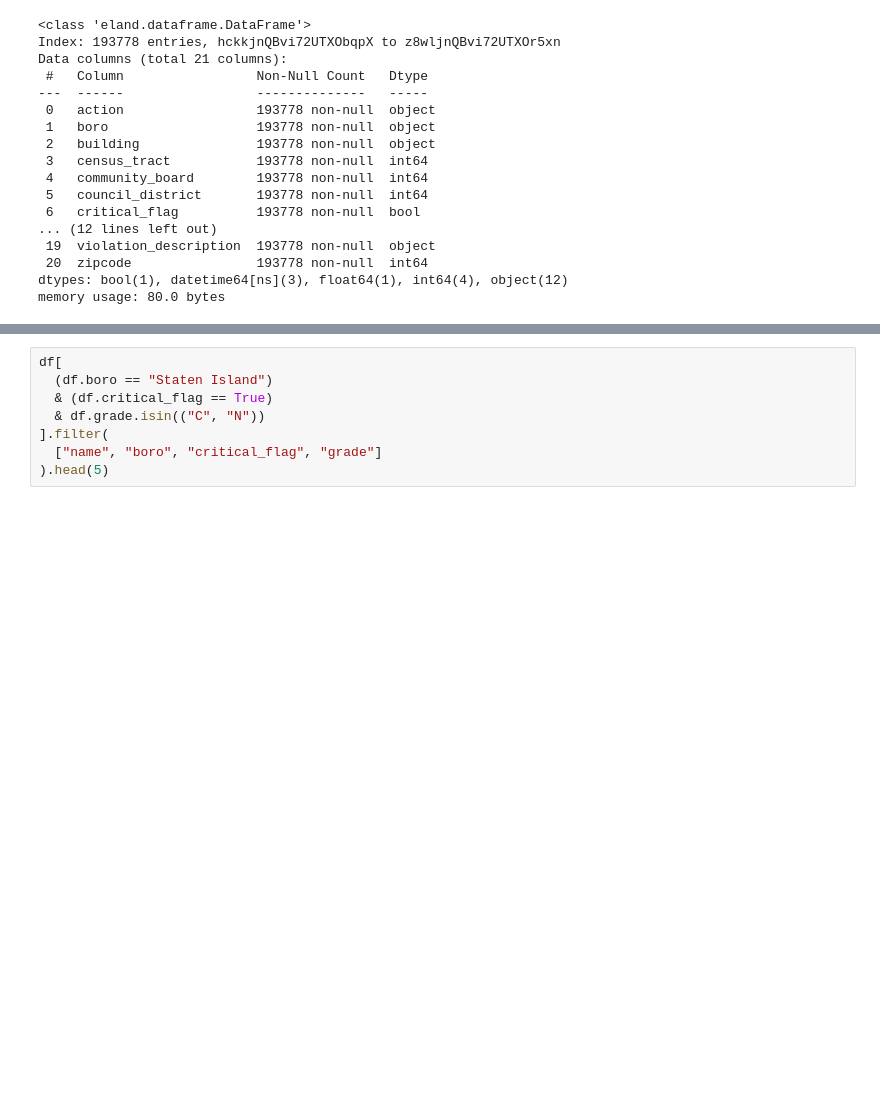
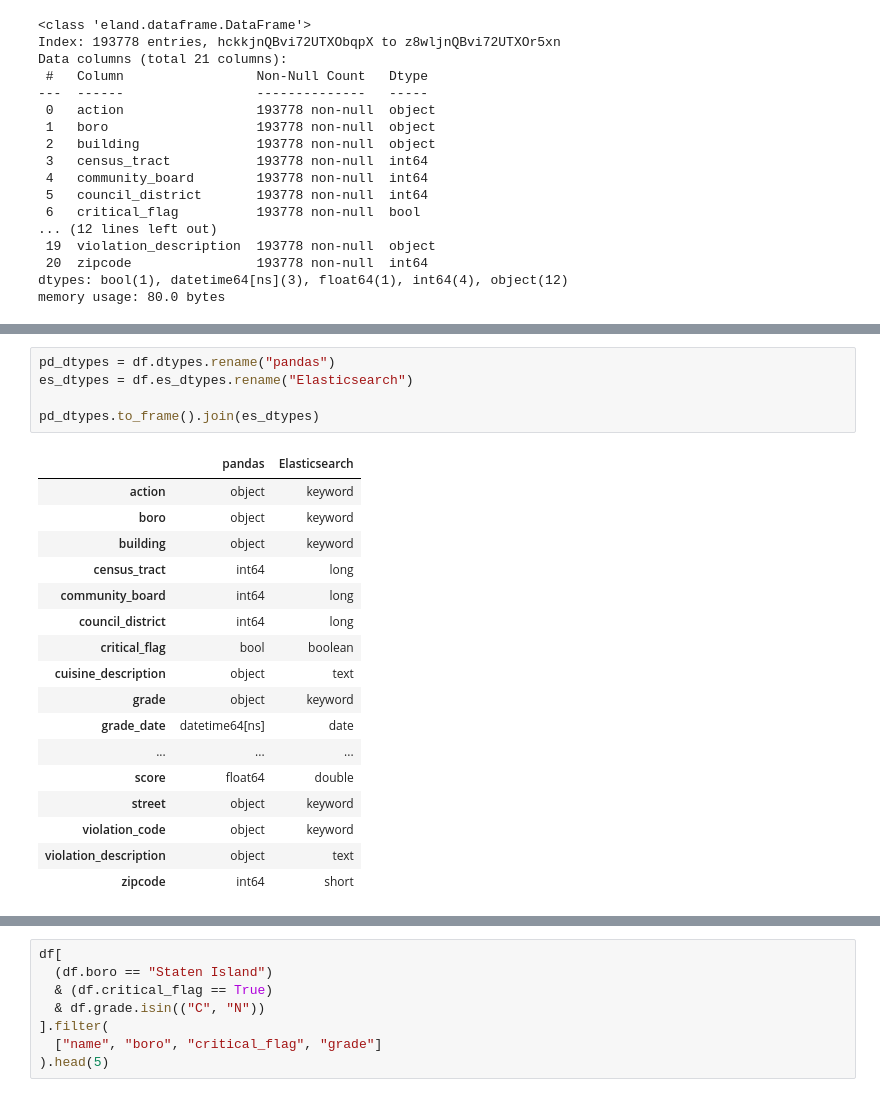
Before and after one commit to sethmlarson/eland-demo-pycon2022, a Jupyter notebook: Eland Elastic{ON} Demo.ipynb, the cells around one changed output, grey strips where cells are left out. Saved outputs shown, nothing was run; the diff lists cells and outputs as text; blank space fills up the shorter version.

```diff
--- a/Eland Elastic{ON} Demo.ipynb
+++ b/Eland Elastic{ON} Demo.ipynb
@@ -148,0 +131,23 @@ df.head(5)
+# %%
+pd_dtypes = df.dtypes.rename("pandas")
+es_dtypes = df.es_dtypes.rename("Elasticsearch")
+
+pd_dtypes.to_frame().join(es_dtypes)
+# %% [output]
+|  | pandas | Elasticsearch |
+| action | object | keyword |
+| boro | object | keyword |
+| building | object | keyword |
+| census_tract | int64 | long |
+| community_board | int64 | long |
+| council_district | int64 | long |
+| critical_flag | bool | boolean |
+| cuisine_description | object | text |
+| grade | object | keyword |
+| grade_date | datetime64[ns] | date |
+| ... | ... | ... |
+| score | float64 | double |
+| street | object | keyword |
+| violation_code | object | keyword |
+| violation_description | object | text |
+| zipcode | int64 | short |
```
Also changed, not shown: parts of 28 cells of this notebook, 2 other files.
